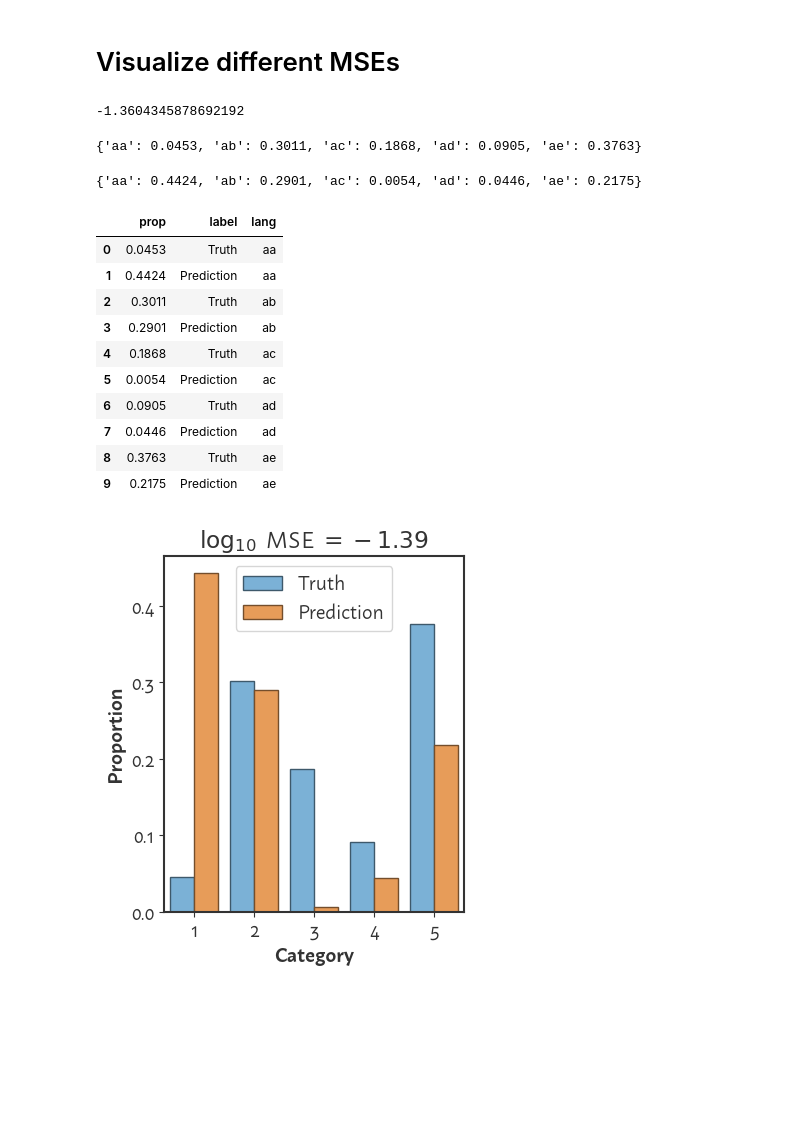
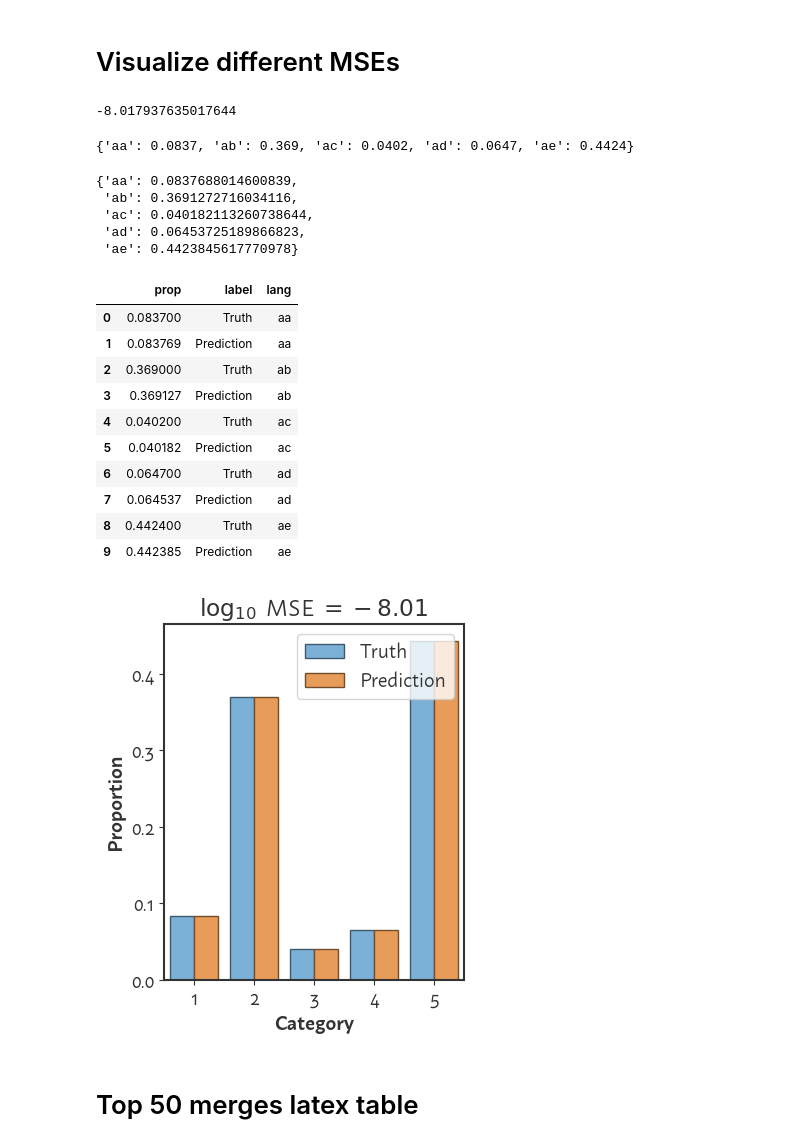
Before and after one commit to alisawuffles/tokenizer-attack, a Jupyter notebook: notebooks/figures.ipynb, the cells around one changed output. Cells and saved outputs as stored; diff of their text form; code cells hidden in the pictures; blank space fills up the shorter version.

```diff
--- a/notebooks/figures.ipynb
+++ b/notebooks/figures.ipynb
@@ -149,8 +149,6 @@ def show_values_on_bars(axs):
 # %%
 langs_to_plot = ['en', 'github', 'latin_cyrillic', 'other']
 en_domains = ['web', 'books', 'wikipedia', 'arxiv']
-# models_to_show = ['gpt2', 'gpt3.5', 'gpt4o', 'llama', 'llama3-rollup', 'mistral', 'mistral-nemo', 'gpt-neox', 'claude', 'gemma']  # this is just for making intermediate transition slides in Keynote
-models_to_show = LLM_TOKENIZERS
 
 fig, ax = plt.subplots(figsize=(12, 4.5))
 sub_dfs = []
@@ -158,15 +156,12 @@ for i, model_name in enumerate(LLM_TOKENIZERS):
     data_df = pd.DataFrame(columns=['language', 'pred'])
     langs = [attribute_codes[l] for l in langs_to_plot]
 
-    if model_name not in models_to_show:
-        props = [0, 0, 0, 0]
-    else:
-        props = [
-            sum([preds[model_name][x] for x in en_domains]),  # English
-            preds[model_name]['github'],  # code
-            sum([preds[model_name][x] for x in preds[model_name] if x in LATIN_CYRILLIC_LANGS]),  # langs with Latin + Cyrillic scripts
-            sum([preds[model_name][x] for x in preds[model_name] if x not in ['github'] + en_domains + LATIN_CYRILLIC_LANGS])  # other
-        ]
+    props = [
+        sum([preds[model_name][x] for x in en_domains]),  # English
+        preds[model_name]['github'],  # code
+        sum([preds[model_name][x] for x in preds[model_name] if x in LATIN_CYRILLIC_LANGS]),  # langs with Latin + Cyrillic scripts
+        sum([preds[model_name][x] for x in preds[model_name] if x not in ['github'] + en_domains + LATIN_CYRILLIC_LANGS])  # other
+    ]
 
     data_df['language'] = langs
     data_df['prop'] = props
@@ -420,8 +324,8 @@ for n in [5, 10, 30, 112]:
             if T == 30000:
                 T = map[n]
             try:
-                mse = score_solution(experiment_dir / str(test_id), f'solution6_pairs_{T}.json')
-                mse_scores[n][T].append(mse)
+                s = score_solution(experiment_dir / str(test_id), f'solution6_pairs_{T}.json')
+                mse_scores[n][T].append(s)
             except FileNotFoundError:
                 print(experiment_dir / str(test_id) / f'solution6_pairs_{T}.json')
                 continue
@@ -464,12 +368,12 @@ for mixture_type in ['languages', 'code', 'domains']:
     for test_id in tqdm(range(100), desc=mixture_type):
         for e in EXPONENTS:
             try:
-                mse = score_solution(experiment_dir / str(test_id), f'solution6_pairs_3000_1e{e:02d}.json', num_bytes=10**e)
+                s = score_solution(experiment_dir / str(test_id), f'solution6_pairs_3000_1e{e:02d}.json', num_bytes=10**e)
             except FileNotFoundError:
                 print(f'Missing file for {experiment_dir}/{test_id}/solution6_pairs_3000_1e{e:02d}.json')
                 continue
 
-            mse_scores[mixture_type][10**e].append(mse)
+            mse_scores[mixture_type][10**e].append(s)
 # %%
 mixture_col, D_col, score_col = [], [], []
 
@@ -503,23 +407,27 @@ dummy_codes = [''.join(tup) for tup in itertools.product(string.ascii_lowercase,
 # %%
 n = 5
 true = {l: p for l, p in zip(dummy_codes, sample_from_unit_simplex(n=n))}
+pred = {l: p + e for (l, p), e in zip(true.items(), normal(scale=0.0002, size=n))}
 # pred = {l: p + e for (l, p), e in zip(true.items(), normal(scale=0.01, size=n))}
-# pred = {l: p + e for (l, p), e in zip(true.items(), normal(scale=0.0002, size=n))}
-# pred = {l: p/sum(pred.values()) for l, p in pred.items()}
-pred = {l: p for l, p in zip(dummy_codes, sample_from_unit_simplex(n=n))}
+# pred = {l: p for l, p in zip(dummy_codes, sample_from_unit_simplex(n=n))}
+pred = {l: p/sum(pred.values()) for l, p in pred.items()}
 s = mse(true, pred)
 log10s = np.log10(s)
 log10s
 # %% [output]
--1.3604345878692192
+-8.017937635017644
 # %%
 true
 # %% [output]
-{'aa': 0.0453, 'ab': 0.3011, 'ac': 0.1868, 'ad': 0.0905, 'ae': 0.3763}
+{'aa': 0.0837, 'ab': 0.369, 'ac': 0.0402, 'ad': 0.0647, 'ae': 0.4424}
 # %%
 pred
 # %% [output]
-{'aa': 0.4424, 'ab': 0.2901, 'ac': 0.0054, 'ad': 0.0446, 'ae': 0.2175}
+{'aa': 0.0837688014600839,
+ 'ab': 0.3691272716034116,
+ 'ac': 0.040182113260738644,
+ 'ad': 0.06453725189866823,
+ 'ae': 0.4423845617770978}
 # %%
 df_rows = []
 for lang in true.keys():
@@ -538,41 +446,43 @@ data_df = pd.DataFrame(df_rows)
 data_df
 # %% [output]
 |  | prop | label | lang |
-| 0 | 0.0453 | Truth | aa |
-| 1 | 0.4424 | Prediction | aa |
-| 2 | 0.3011 | Truth | ab |
-| 3 | 0.2901 | Prediction | ab |
-| 4 | 0.1868 | Truth | ac |
-| 5 | 0.0054 | Prediction | ac |
-| 6 | 0.0905 | Truth | ad |
-| 7 | 0.0446 | Prediction | ad |
-| 8 | 0.3763 | Truth | ae |
-| 9 | 0.2175 | Prediction | ae |
+| 0 | 0.083700 | Truth | aa |
+| 1 | 0.083769 | Prediction | aa |
+| 2 | 0.369000 | Truth | ab |
+| 3 | 0.369127 | Prediction | ab |
+| 4 | 0.040200 | Truth | ac |
+| 5 | 0.040182 | Prediction | ac |
+| 6 | 0.064700 | Truth | ad |
+| 7 | 0.064537 | Prediction | ad |
+| 8 | 0.442400 | Truth | ae |
+| 9 | 0.442385 | Prediction | ae |
 # %%
 plt.rcParams.update({
     "font.weight": 'normal',
 })
 
 fig, ax = plt.subplots(figsize=[4, 4.8])
 sns.barplot(data=data_df, hue='label', x='lang', y='prop', palette=['#6cb4e5', '#ff9a41'])
 ax.set_xlabel('Category', fontweight='semibold')
 ax.set_ylabel('Proportion', fontweight='semibold')
 ax.set_xticklabels(np.arange(1, 11))
 
 for bar in ax.patches:
     facecolor = bar.get_facecolor()
 
     # Convert the face color to an RGB tuple
     facecolor_rgb = mcolors.to_rgb(facecolor)
 
     # Darken the face color to create a border color
     edgecolor = tuple([max(0, c * 0.5) for c in facecolor_rgb])
     bar.set_edgecolor(edgecolor)
     bar.set_linewidth(1.0)  # You can adjust the width of the border here
 
 ax.legend(title='')
-ax.set_title('$\log_{10}$ MSE $= -1.39$')
+ax.set_title('$\log_{10}$ MSE $= -8.01$')
 plt.tight_layout()
-plt.savefig('plots/example_logmse-1.png', dpi=300)
+plt.savefig('plots/example_logmse-8.png', dpi=300)
 # %% [output]
-[figure, old version]
+[figure, new version]
+# %% [markdown]
+# Top 50 merges latex table
```
Also changed, not shown: parts of 9 cells of this notebook, 1 other file.
